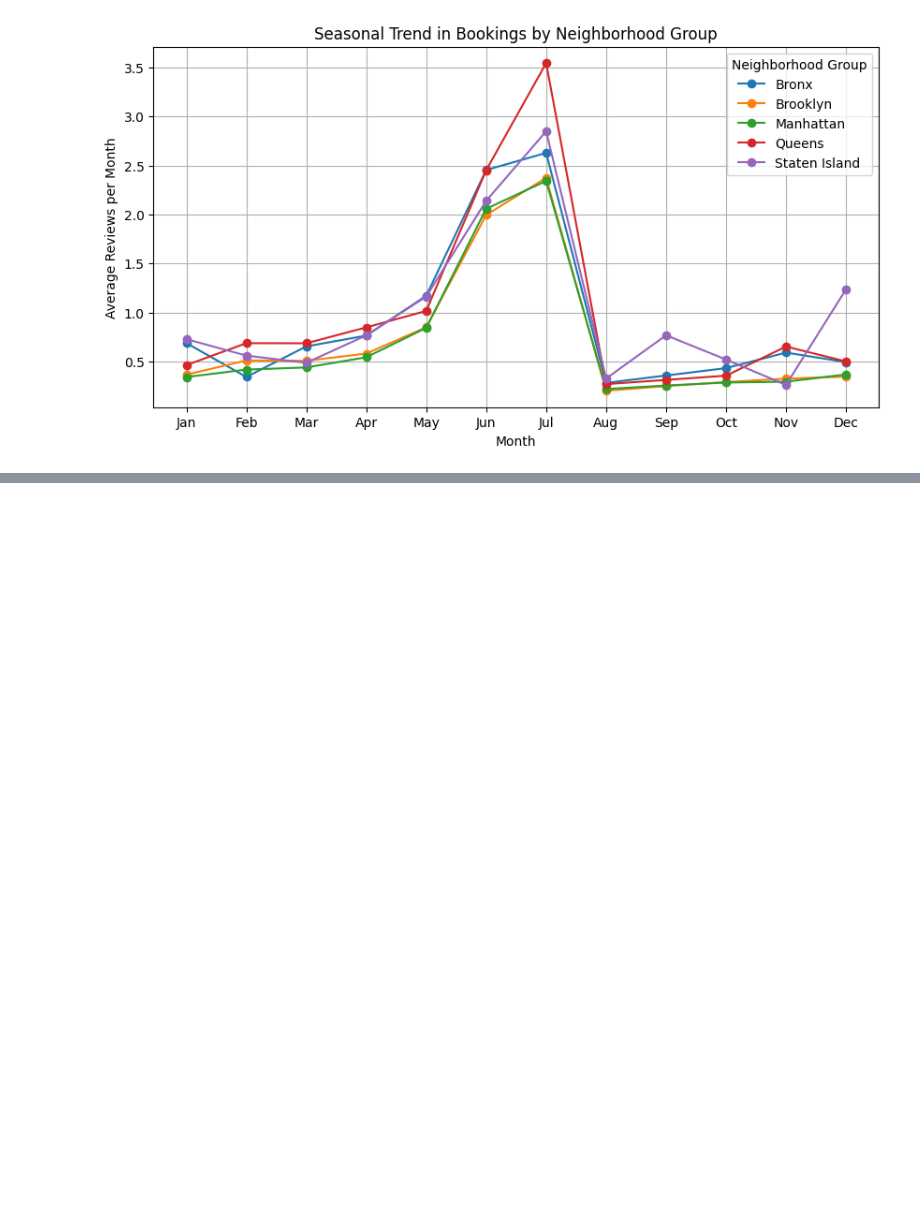
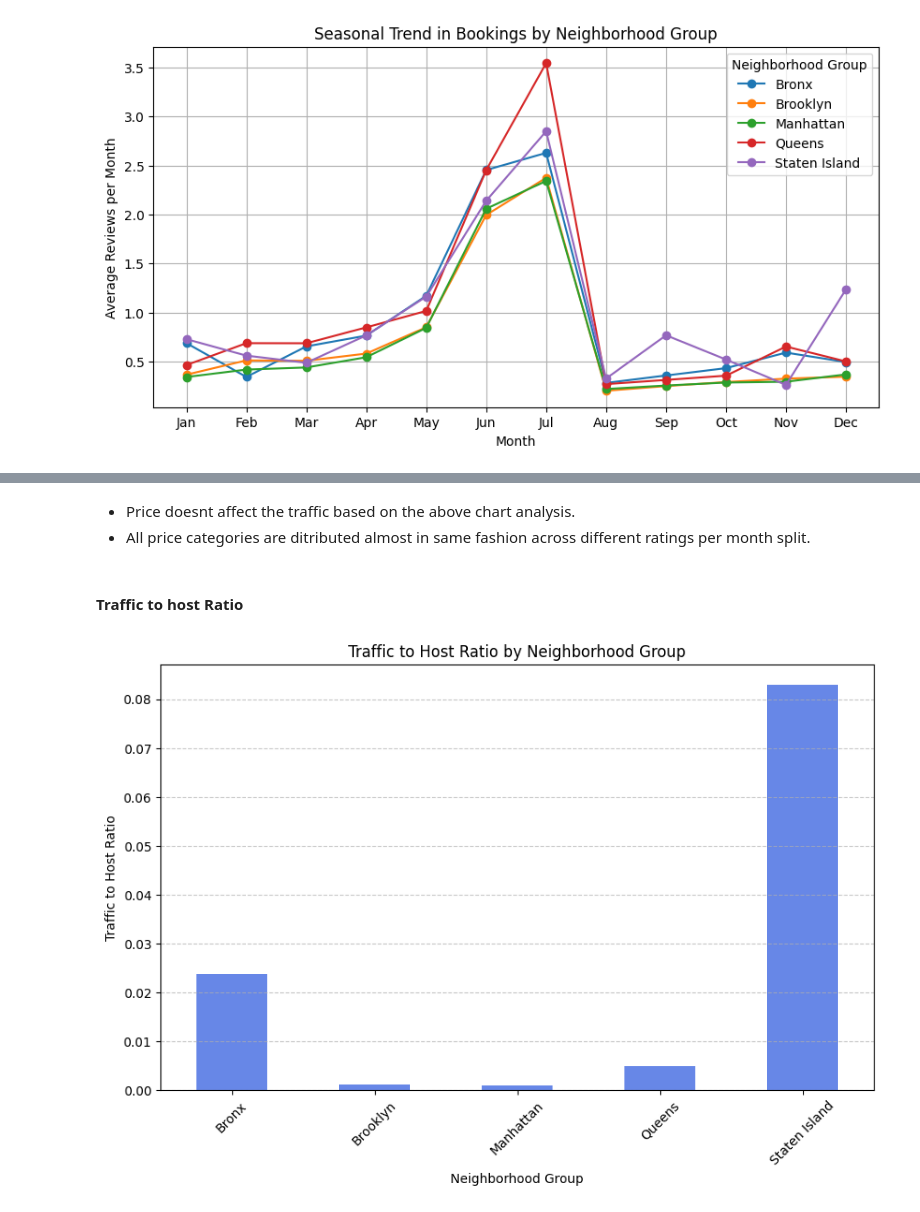
Before and after one commit to ijuner/Business_decision, a Jupyter notebook: Week4-Demo-Dev-Airbnb/Airbnb-Anaysis.ipynb, the cells around one changed output, grey strips where cells are left out. Saved outputs shown, nothing was run; the diff lists cells and outputs as text; code cells hidden in the pictures; blank space fills up the shorter version.

```diff
--- a/Week4-Demo-Dev-Airbnb/Airbnb-Anaysis.ipynb
+++ b/Week4-Demo-Dev-Airbnb/Airbnb-Anaysis.ipynb
@@ -363,0 +431,31 @@ plt.show()
+# %% [markdown]
+- Price doesnt affect the traffic based on the above chart analysis.
+- All price categories are ditributed almost in same fashion across different ratings per month split.
+# %% [markdown]
+#### **Traffic to host Ratio**
+# %%
+import pandas as pd
+import matplotlib.pyplot as plt
+
+# Compute the average reviews_per_month for each neighborhood_group
+avg_reviews = data.groupby("neighbourhood_group")["number_of_reviews"].mean()
+
+# Count the total number of listings in each neighborhood_group
+total_listings = data["neighbourhood_group"].value_counts()
+
+# Compute the traffic to host ratio
+traffic_to_host_ratio = avg_reviews / total_listings
+
+# Plot the bar chart
+plt.figure(figsize=(10, 6))
+traffic_to_host_ratio.plot(kind="bar", color="royalblue", alpha=0.8)
+
+plt.xlabel("Neighborhood Group")
+plt.ylabel("Traffic to Host Ratio")
+plt.title("Traffic to Host Ratio by Neighborhood Group")
+plt.xticks(rotation=45)
+plt.grid(axis="y", linestyle="--", alpha=0.7)
+
+plt.show()
+# %% [output]
+[figure, added]
```
Also changed, not shown: parts of 7 cells of this notebook.
